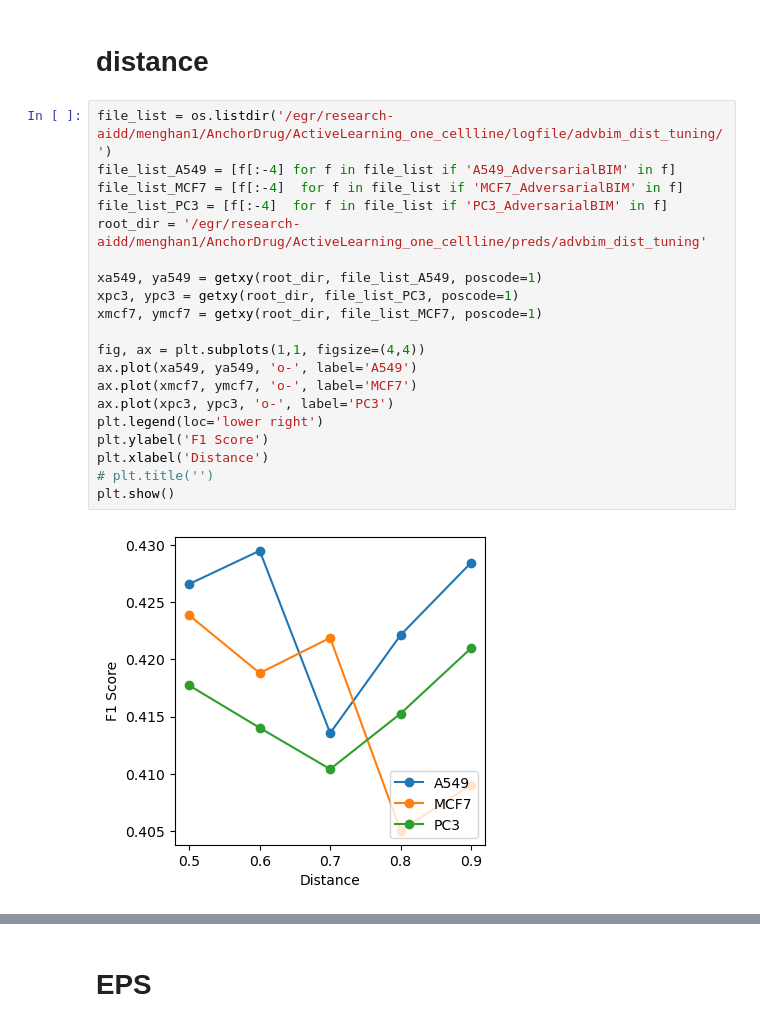
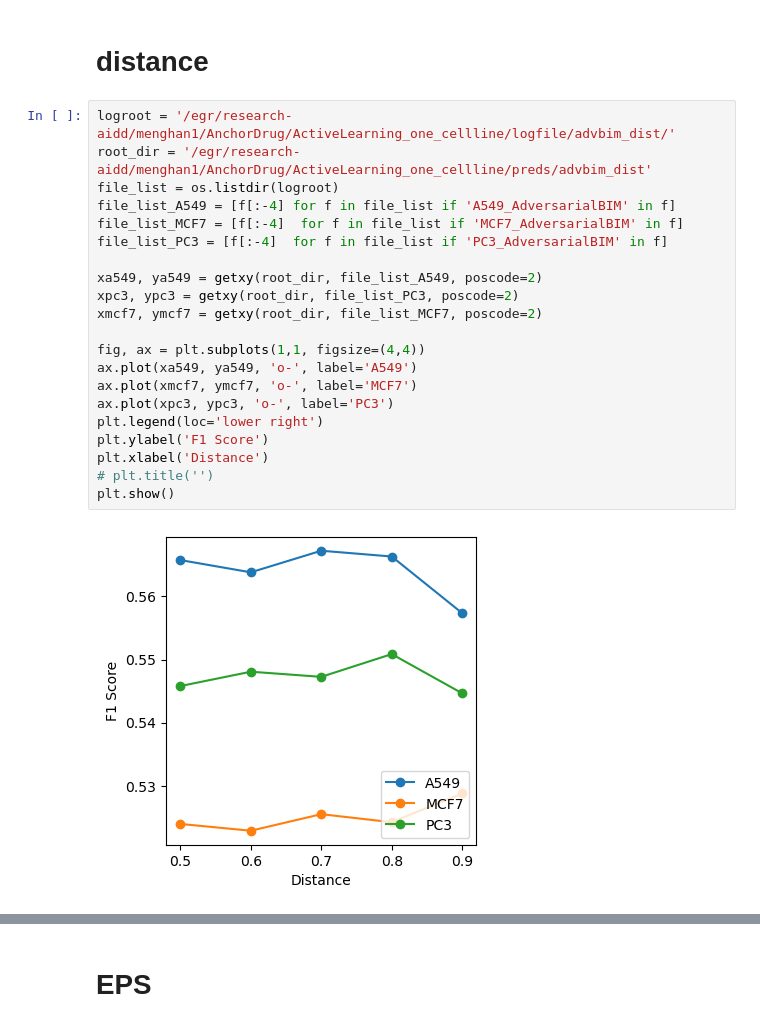
Before and after one commit to dearhannah/AnchorDrug_official, a Jupyter notebook: DataAnalysis/advBIM_hyperparameter_AL.ipynb, the cells around one changed output, grey strips where cells are left out. Saved outputs shown, nothing was run; the diff lists cells and outputs as text.

```diff
--- a/DataAnalysis/advBIM_hyperparameter_AL.ipynb
+++ b/DataAnalysis/advBIM_hyperparameter_AL.ipynb
@@ -140,25 +139,26 @@ plt.show()
 # %% [markdown]
 # distance
 # %%
-file_list = os.listdir('/egr/research-aidd/menghan1/AnchorDrug/ActiveLearning_one_cellline/logfile/advbim_dist_tuning/')
+logroot = '/egr/research-aidd/menghan1/AnchorDrug/ActiveLearning_one_cellline/logfile/advbim_dist/'
+root_dir = '/egr/research-aidd/menghan1/AnchorDrug/ActiveLearning_one_cellline/preds/advbim_dist'
+file_list = os.listdir(logroot)
 file_list_A549 = [f[:-4] for f in file_list if 'A549_AdversarialBIM' in f]
 file_list_MCF7 = [f[:-4]  for f in file_list if 'MCF7_AdversarialBIM' in f]
 file_list_PC3 = [f[:-4]  for f in file_list if 'PC3_AdversarialBIM' in f]
-root_dir = '/egr/research-aidd/menghan1/AnchorDrug/ActiveLearning_one_cellline/preds/advbim_dist_tuning'
 
-xa549, ya549 = getxy(root_dir, file_list_A549, poscode=1)
-xpc3, ypc3 = getxy(root_dir, file_list_PC3, poscode=1)
-xmcf7, ymcf7 = getxy(root_dir, file_list_MCF7, poscode=1)
+xa549, ya549 = getxy(root_dir, file_list_A549, poscode=2)
+xpc3, ypc3 = getxy(root_dir, file_list_PC3, poscode=2)
+xmcf7, ymcf7 = getxy(root_dir, file_list_MCF7, poscode=2)
 
 fig, ax = plt.subplots(1,1, figsize=(4,4))
 ax.plot(xa549, ya549, 'o-', label='A549')
 ax.plot(xmcf7, ymcf7, 'o-', label='MCF7')
 ax.plot(xpc3, ypc3, 'o-', label='PC3')
 plt.legend(loc='lower right')
 plt.ylabel('F1 Score')
 plt.xlabel('Distance')
 # plt.title('')
 plt.show()
 # %% [output]
-[figure, old version]
+[figure, new version]
 # %%
```
Also changed, not shown: parts of 3 cells of this notebook, 24 other files.
